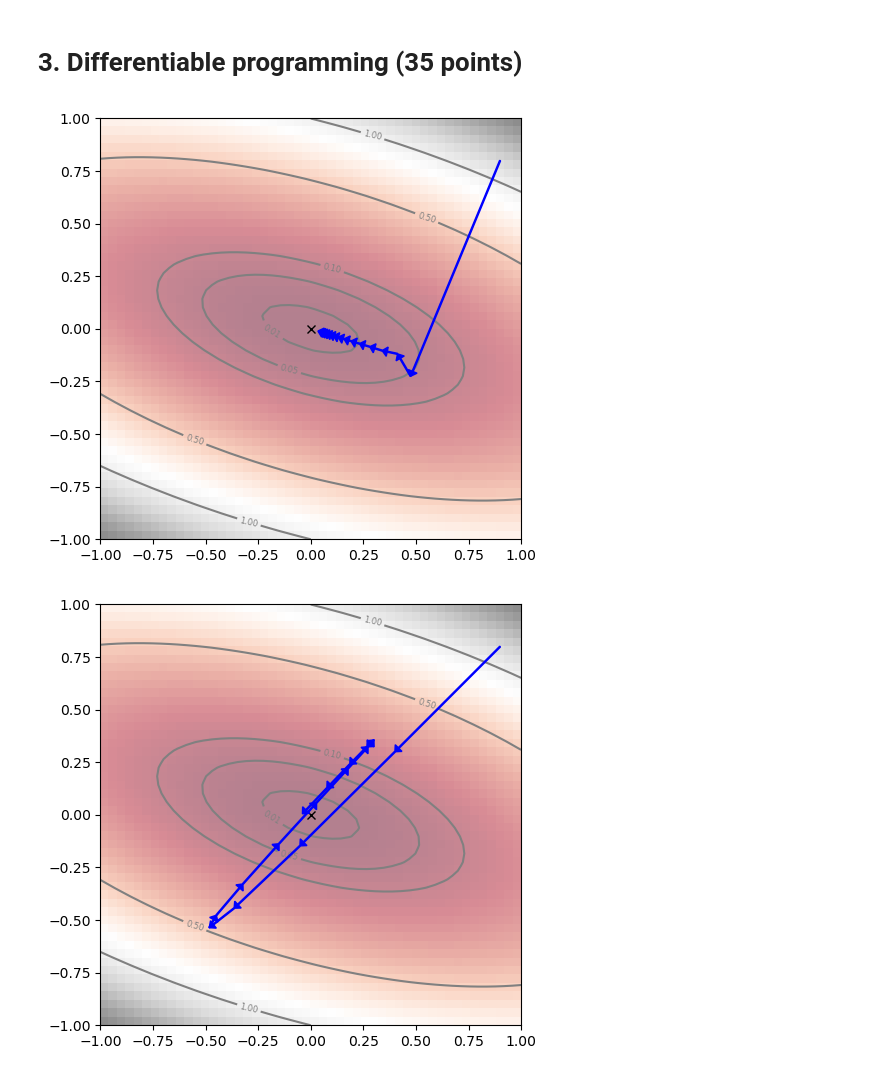
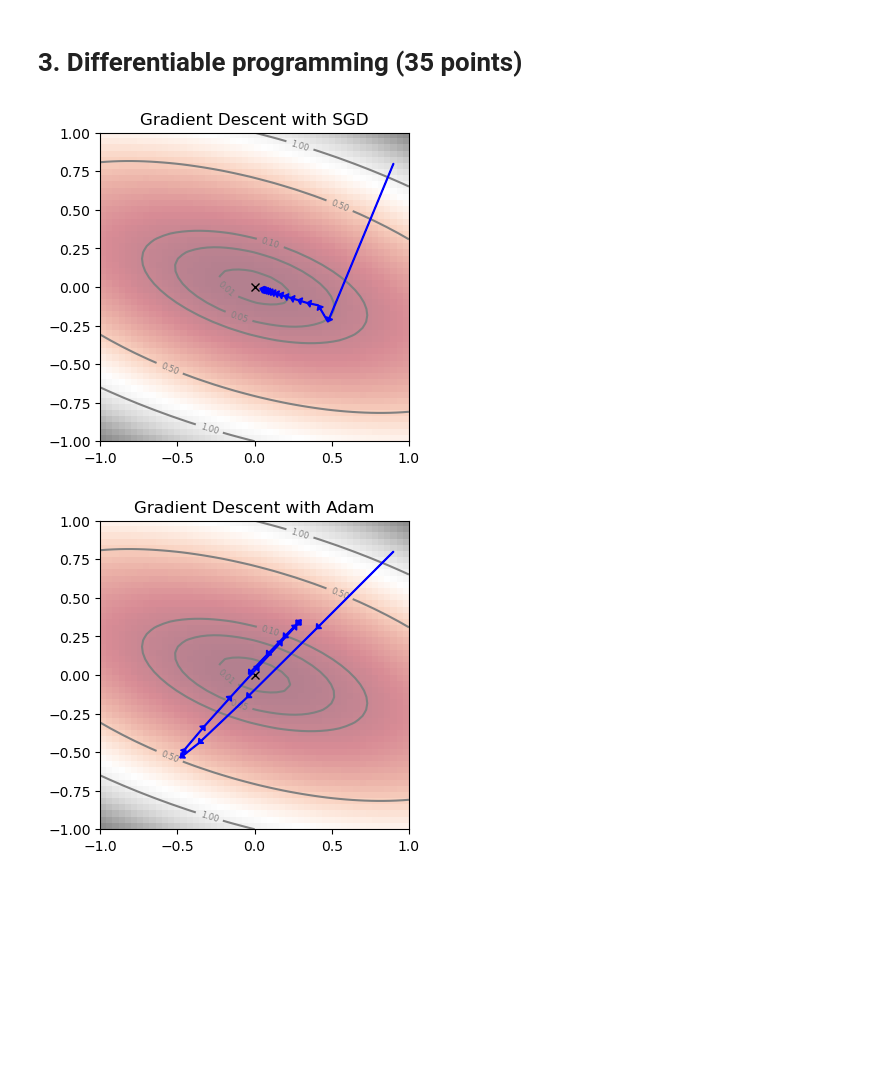
Before and after one commit to henrikdchristensen/DIKU-MLA-A5-Classification-and-DifferentiableProgramming, a Jupyter notebook: notebook.ipynb, the cells around one changed output. Drawn from its saved outputs; the diff is of its cells as text; code cells hidden in the pictures; blank space fills up the shorter version.

```diff
--- a/notebook.ipynb
+++ b/notebook.ipynb
@@ -342,9 +270,9 @@ Normalized coordinates for Mr. Unknown: [-1.08, -0.6]
 # %% [markdown]
 # 3. Differentiable programming (35 points)
 # %%
+import numpy as np
+import matplotlib.pyplot as plt
 import torch
-import matplotlib.pyplot as plt
-import numpy as np
 
 # Parameter affecting the shape of the quadratic function
 p_f = 0.5
@@ -363,6 +291,9 @@ def gradient_descent_plot(optimizer_type, p_x, p_y, r, n_iter):
     - r: Range for plotting.
     - n_iter: Number of iterations.
     """
+
+    plt.figure(figsize=(4, 4))
+
     # Generate meshgrid for contour plot
     x = np.linspace(-r, r, 50)
     y = np.linspace(-r, r, 50)
@@ -382,6 +313,7 @@ def gradient_descent_plot(optimizer_type, p_x, p_y, r, n_iter):
         plt.arrow(p_x[i], p_y[i], p_x[i+1]-p_x[i], p_y[i+1]-p_y[i], width=.005, head_width=.045, head_length=.025, length_includes_head=True, fc='b', ec='b', zorder=10)
 
     # Save plot
+    plt.title(f'Gradient Descent with {optimizer_type}')
     plt.tight_layout()
     plt.savefig(f'output/gradient_descent_{optimizer_type}.png')
     plt.show()
@@ -408,32 +340,32 @@ def perform_gradient_descent(optimizer_type, eta, n_iter, r):
     p_y = [y.item()]
 
     # Choose optimizer based on input
     if optimizer_type == "SGD":
         optimizer = torch.optim.SGD([x, y], lr=eta)
     elif optimizer_type == "Adam":
         optimizer = torch.optim.Adam([x, y], lr=eta)
     else:
         raise ValueError("Unsupported optimizer type")
 
     # Gradient descent loop
     for i in range(n_iter):
         optimizer.zero_grad()
         f(x, y).backward()
         optimizer.step()
         p_x.append(x.item())
         p_y.append(y.item())
 
     # Plot the results of gradient descent
     gradient_descent_plot(optimizer_type, p_x, p_y, r, n_iter)
 
 # Range for plotting the function
 r = 1.
 
 # Perform and plot gradient descent using SGD optimizer
 perform_gradient_descent("SGD", eta = 0.5, n_iter = 15, r = r)
 
 # Perform and plot gradient descent using Adam optimizer
 perform_gradient_descent("Adam", eta = 0.5, n_iter = 15, r = r)
 # %% [output]
-[figure, old version]
+[figure, new version]
-[figure, old version]
+[figure, new version]
```
Also changed, not shown: parts of 9 cells of this notebook, 5 other files.
